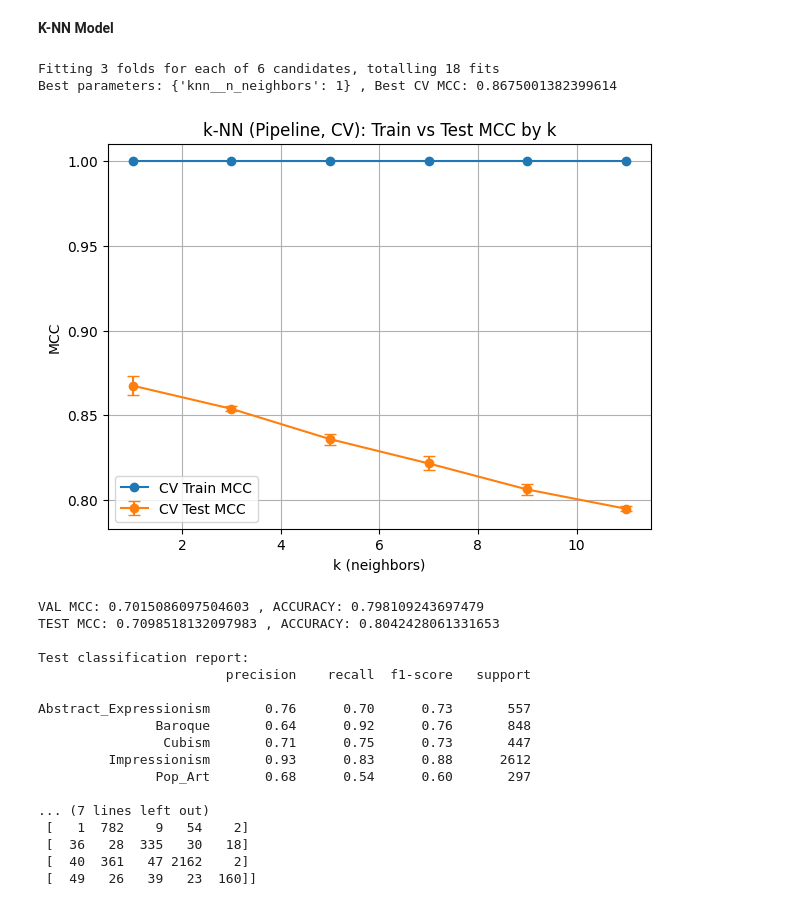
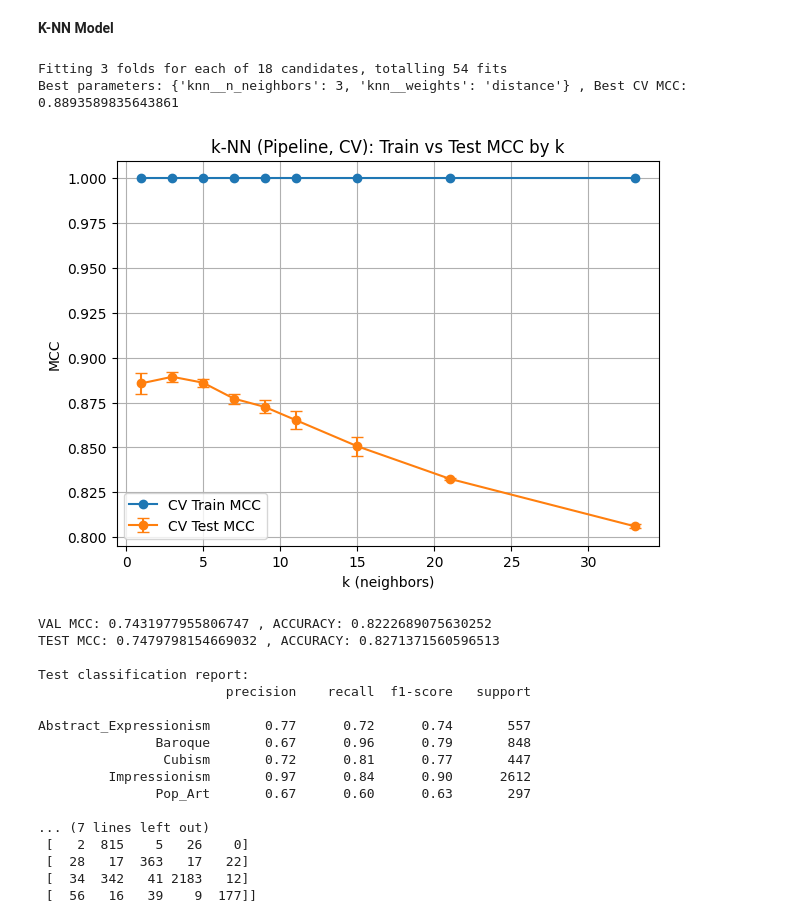
Before and after one commit to kaclark219/CSCI-635-01-Group-2, a Jupyter notebook: code/models/knn.ipynb, the cells around one changed output. Saved outputs shown, nothing was run; the diff lists cells and outputs as text; code cells hidden in the pictures.

Commit message:
added more varied parameters to grid search, switched to l2 normalization for better results

```diff
--- a/code/models/knn.ipynb
+++ b/code/models/knn.ipynb
@@ -116,12 +116,12 @@ Shapes: (15000, 2048) (4760, 2048) (4761, 2048)
 **K-NN Model**
 # %%
 # hyperparameters for knn grid search
-K_GRID = [1, 3, 5, 7, 9, 11]
+K_GRID = [1, 3, 5, 7, 9, 11, 15, 21, 33]
 RANDOM_STATE = 635
 
 # create pipeline for scaling + knn grid
-pipe = Pipeline(steps=[("scaler", StandardScaler()), ("knn", KNeighborsClassifier(metric="euclidean", weights="distance"))])
-param_grid = {"knn__n_neighbors": K_GRID}
+pipe = Pipeline([("norm", Normalizer(norm="l2")), ("knn", KNeighborsClassifier(metric="cosine", weights="distance"))])
+param_grid = {"knn__n_neighbors": K_GRID, "knn__weights": ["uniform", "distance"]}
 cv = StratifiedKFold(n_splits=3, shuffle=True, random_state=RANDOM_STATE)
 mcc_scorer = make_scorer(matthews_corrcoef)
 
@@ -137,52 +137,50 @@ print("Best parameters:", gs.best_params_, ", Best CV MCC:", gs.best_score_)
 # plot scores of different k values
 rows = [np.where(gs_df['param_knn__n_neighbors'] == k)[0][0] for k in K_GRID]
 mean_test = gs_df.iloc[rows]["mean_test_score"].values
 std_test  = gs_df.iloc[rows]["std_test_score"].values
 mean_train = gs_df.iloc[rows]["mean_train_score"].values
 plt.figure(figsize=(7,5))
 plt.plot(K_GRID, mean_train, marker='o', label='CV Train MCC')
 plt.errorbar(K_GRID, mean_test, yerr=std_test, marker='o', capsize=4, label='CV Test MCC')
 plt.xlabel('k (neighbors)')
 plt.ylabel('MCC')
 plt.title('k-NN (Pipeline, CV): Train vs Test MCC by k')
 plt.grid(True)
 plt.legend()
 plot_path = RESULTS_DIR / "knn_plot.png"
 plt.savefig(plot_path, bbox_inches='tight', dpi=150)
 plt.show()
 
 # evaluate best k value pipeline on test
 best_model = gs.best_estimator_
 val_pred  = best_model.predict(X_val)
 test_pred = best_model.predict(X_test)
 
 # print evaluation metrics
 print("VAL MCC:", matthews_corrcoef(y_val,  val_pred), ", ACCURACY:", accuracy_score(y_val,  val_pred))
 print("TEST MCC:", matthews_corrcoef(y_test, test_pred), ", ACCURACY:", accuracy_score(y_test, test_pred))
 print("\nTest classification report:")
 print(classification_report(y_test, test_pred, target_names=TARGET_STYLES))
 print("\nConfusion matrix (test):")
 print(confusion_matrix(y_test, test_pred))
-
-# TO-FIX: model is definitely overfitting, need to look into it more
 # %% [output]
-Fitting 3 folds for each of 6 candidates, totalling 18 fits
-Best parameters: {'knn__n_neighbors': 1} , Best CV MCC: 0.8675001382399614
+Fitting 3 folds for each of 18 candidates, totalling 54 fits
+Best parameters: {'knn__n_neighbors': 3, 'knn__weights': 'distance'} , Best CV MCC: 0.8893589835643861
-[figure, old version]
+[figure, new version]
-VAL MCC: 0.7015086097504603 , ACCURACY: 0.798109243697479
-TEST MCC: 0.7098518132097983 , ACCURACY: 0.8042428061331653
+VAL MCC: 0.7431977955806747 , ACCURACY: 0.8222689075630252
+TEST MCC: 0.7479798154669032 , ACCURACY: 0.8271371560596513
 
 Test classification report:
                         precision    recall  f1-score   support
 
-Abstract_Expressionism       0.76      0.70      0.73       557
-               Baroque       0.64      0.92      0.76       848
-                Cubism       0.71      0.75      0.73       447
-         Impressionism       0.93      0.83      0.88      2612
-               Pop_Art       0.68      0.54      0.60       297
+Abstract_Expressionism       0.77      0.72      0.74       557
+               Baroque       0.67      0.96      0.79       848
+                Cubism       0.72      0.81      0.77       447
+         Impressionism       0.97      0.84      0.90      2612
+               Pop_Art       0.67      0.60      0.63       297
 
 ... (7 lines left out)
- [   1  782    9   54    2]
- [  36   28  335   30   18]
- [  40  361   47 2162    2]
- [  49   26   39   23  160]]
+ [   2  815    5   26    0]
+ [  28   17  363   17   22]
+ [  34  342   41 2183   12]
+ [  56   16   39    9  177]]
```
Also changed, not shown: parts of 1 cell of this notebook, 2 other files.
